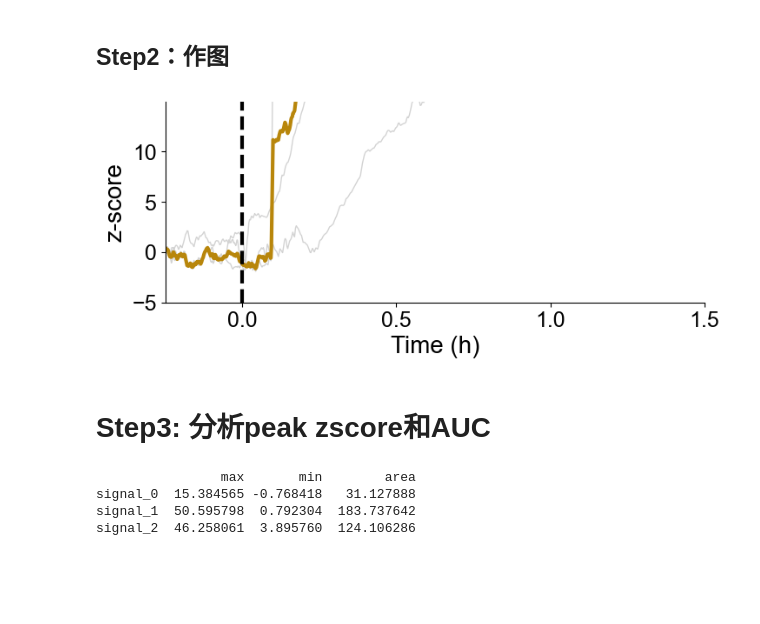
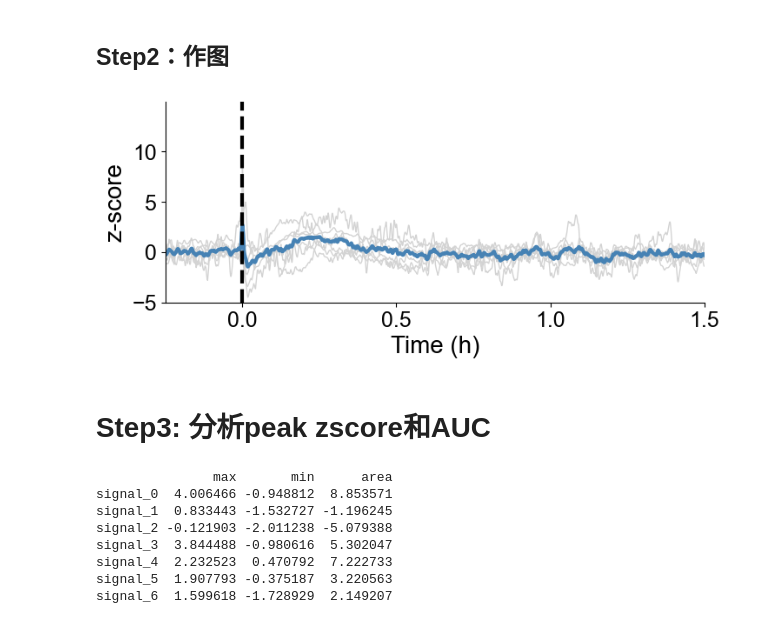
Before and after one commit to RYCai1997/AAPlot, a Jupyter notebook: AAPlot_spike2_trace[multi]_v1.ipynb, the cells around one changed output. Cells and saved outputs as stored; diff of their text form; code cells hidden in the pictures; blank space fills up the shorter version.

```diff
--- a/AAPlot_spike2_trace[multi]_v1.ipynb
+++ b/AAPlot_spike2_trace[multi]_v1.ipynb
@@ -39,8 +39,8 @@ import os
 import glob
 # %%
 # 设定目录
-folder_path = '/Users/ruyicai/Desktop/2-AG/THC' # for mac and linux
-# folder_path = r'D:\Science\Experiment data\eCB sensors\Selective sensor\FiberPhotometry\Drug intake\NAcSh_All_data_in_1_folder\01 Summary\2-AG\THC'  # for windows，注意那个r
+# folder_path = '/Users/ruyicai/Desktop/2-AG/THC' # for mac and linux
+folder_path = r'D:\Science\Experiment data\eCB sensors\Selective sensor\FiberPhotometry\Drug intake\NAcSh_All_data_in_1_folder\01_Summary\AEA\cocaine'  # for windows，注意那个r
 
 # 获取文件夹中所有txt文件的路径
 txt_files = glob.glob(os.path.join(folder_path, '*.txt'))
@@ -106,13 +106,19 @@ final_df = pd.DataFrame(
 # 加入信号数据
 for i, col in enumerate(all_data_aligned.columns):
     final_df[f'signal_{i}'] = all_data_aligned[col]
+    final_df[f'signal_{i}'] = pd.to_numeric(final_df[f'signal_{i}'], errors='coerce') #强制转为float类型，避免字符串导致的错误，不需要可注释掉
+
+# print(final_df['signal_1'].unique()) #debug 用，测试序列格式是否正确
+# print(final_df['signal_1'].dtype) #debug 用，测试序列格式是否正确
+
 
 # 计算并添加均值列
-final_df['Mean'] = final_df.iloc[:, 1:-1].mean(axis=1, skipna=True)  # 从第1列到倒数第1列计算均值
+final_df['Mean'] = final_df.iloc[:, 1:].mean(axis=1, skipna=True)  # 从第1列到倒数第1列计算均值
 # 计算并添加标准差列
 final_df['Std'] = final_df.iloc[:, 1:-1].std(axis=1, skipna=True)  # 从第1列到倒数第1列计算标准差
 # 计算并添加标准误列
-final_df['StdErr'] = final_df.iloc[:, 1:-1].std(axis=1, skipna=True) / np.sqrt(len(all_data_aligned.columns) - 1)  # 从第1列到倒数第1列计算标准误
+n = final_df.iloc[:, 1:-2].count(axis=1)  # 实际非NA值数量
+final_df['StdErr'] = final_df['Std'] / np.sqrt(n)  # 从第1列到倒数第1列计算标准误
 
 # # 输出为csv文件
 # output_file = os.path.join(folder_path, 'aligned_data.csv')
@@ -130,47 +136,50 @@ signal_columns = [col for col in final_df.columns if 'signal_' in col]
 # 对所有signal_列进行作图
 for col in signal_columns:
     plt.plot(final_df.iloc[:, 0], final_df[col], label=col, color='lightgrey',linewidth=1) # 绘制数据曲线
-# plt.plot(final_df.iloc[:, 0], final_df['Mean'], label='Mean', color='steelblue',linewidth=3) # 绘制均值曲线
+plt.plot(final_df.iloc[:, 0], final_df['Mean'], label='Mean', color='steelblue',linewidth=3) # 绘制均值曲线
+# plt.fill_between(final_df.iloc[:, 0], final_df['Mean'] - final_df['StdErr'], final_df['Mean'] + final_df['StdErr'], color='royalblue', alpha=0.2) # 绘制均值的标准误带
+
+# plt.plot(final_df.iloc[:, 0], final_df['Mean'], label='Mean', color='darkgoldenrod',linewidth=3) # 绘制均值曲线
+# # plt.fill_between(final_df.iloc[:, 0], final_df['Mean'] - final_df['StdErr'], final_df['Mean'] + final_df['StdErr'], color='darkgoldenrod', alpha=0.2) # 绘制均值的标准误带
+
+# plt.plot(final_df.iloc[:, 0], final_df['Mean'], label='Mean', color='grey',linewidth=3) # 绘制均值曲线
 # # plt.fill_between(final_df.iloc[:, 0], final_df['Mean'] - final_df['StdErr'], final_df['Mean'] + final_df['StdErr'], color='royalblue', alpha=0.2) # 绘制均值的标准误带
-
-plt.plot(final_df.iloc[:, 0], final_df['Mean'], label='Mean', color='darkgoldenrod',linewidth=3) # 绘制均值曲线
-# plt.fill_between(final_df.iloc[:, 0], final_df['Mean'] - final_df['StdErr'], final_df['Mean'] + final_df['StdErr'], color='darkgoldenrod', alpha=0.2) # 绘制均值的标准误带
 
 
 #====格式处理====#
 # plt.title('Time Series Plot',fontsize=24) # 设置标题
 # plt.legend(fontsize=16) # 添加图例
 plt.rcParams['font.sans-serif'] = ['Arial']  # 设置字体为Arial
 
 plt.xlabel('Time (h)', fontsize=20) # 设置x轴标签
 plt.ylabel('z-score', fontsize=20) # 设置y轴标签
 
 # plt.xticks(np.arange(-2,8.1, 2),fontsize=18) # 设置x轴刻度 for THC i.p.,8h
-# plt.yticks(np.arange(-20,81, 20),fontsize=18) # 设置y轴刻度 for THC i.p., -10 to 80
+# plt.yticks(np.arange(-0,101, 50),fontsize=18) # 设置y轴刻度 for THC i.p., -10 to 80
 plt.xticks(np.arange(-0.5,2.1, 0.5),fontsize=18) # 设置x轴刻度
 plt.yticks(np.arange(-5,15, 5),fontsize=18) # 设置y轴刻度
 
-# plt.xlim(-0.5, 8)  # 设置x轴范围 for THC i.p.,8h
-# plt.ylim(-5, 80)  # 设置y轴范围 for THC i.p., -10 to 80
+# plt.xlim(-0.5, 6.5)  # 设置x轴范围 for THC i.p.,8h
+# plt.ylim(-10, 100)  # 设置y轴范围 for THC i.p., -10 to 80
 plt.xlim(-0.25, 1.5)  # 设置x轴范围
 plt.ylim(-5, 15)  # 设置y轴范围
 
 plt.axvline(0, color='black', linestyle='--', linewidth=3)  # 添加x=0的虚线
 # plt.axhline(0, color='black', linestyle='--', linewidth=1)  # 添加y=0的虚线
 
 plt.gcf().patch.set_alpha(0.0)  # 设置图像背景透明
 plt.gca().patch.set_alpha(0.0)  # 设置数据区域背景透明
 sns.despine() # 删除图像边框
 
 # 保存为svg格式
 output_fig = os.path.join(folder_path, 'plot.svg')
 plt.savefig(output_fig, format='svg', bbox_inches='tight')
 # %% [output]
-[figure, old version]
+[figure, new version]
 # %% [markdown]
 # Step3: 分析peak zscore和AUC
 # %%
-# 计算每列数据打标之后300秒后至打标后1小时300秒内的最大值，最小值以及曲线下面积
+# 计算每列数据打标之后0秒0内的最大值，最小值以及曲线下面积
 # 对每列数据进行进行平滑化，使用Savitzky-Golay滤波器，窗口设为2001，阶数设为2
 from scipy.signal import savgol_filter
 def smooth_data(df, window_length=2001, polyorder=2):
@@ -225,7 +234,11 @@ print(metrics_df)
 # # output_smooth_fig = os.path.join(folder_path, 'smooth_plot.svg')
 # # plt.savefig(output_smooth_fig, format='svg', bbox_inches='tight')
 # %% [output]
-                max       min        area
-signal_0  15.384565 -0.768418   31.127888
-signal_1  50.595798  0.792304  183.737642
-signal_2  46.258061  3.895760  124.106286
+               max       min      area
+signal_0  4.006466 -0.948812  8.853571
+signal_1  0.833443 -1.532727 -1.196245
+signal_2 -0.121903 -2.011238 -5.079388
+signal_3  3.844488 -0.980616  5.302047
+signal_4  2.232523  0.470792  7.222733
+signal_5  1.907793 -0.375187  3.220563
+signal_6  1.599618 -1.728929  2.149207
```
Also changed, not shown: 1 other file.
